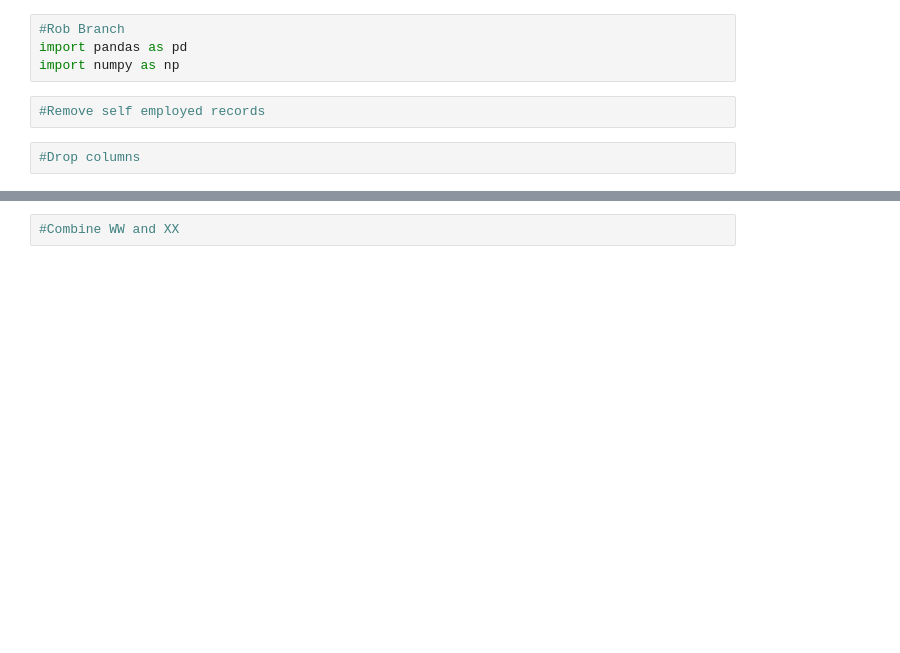
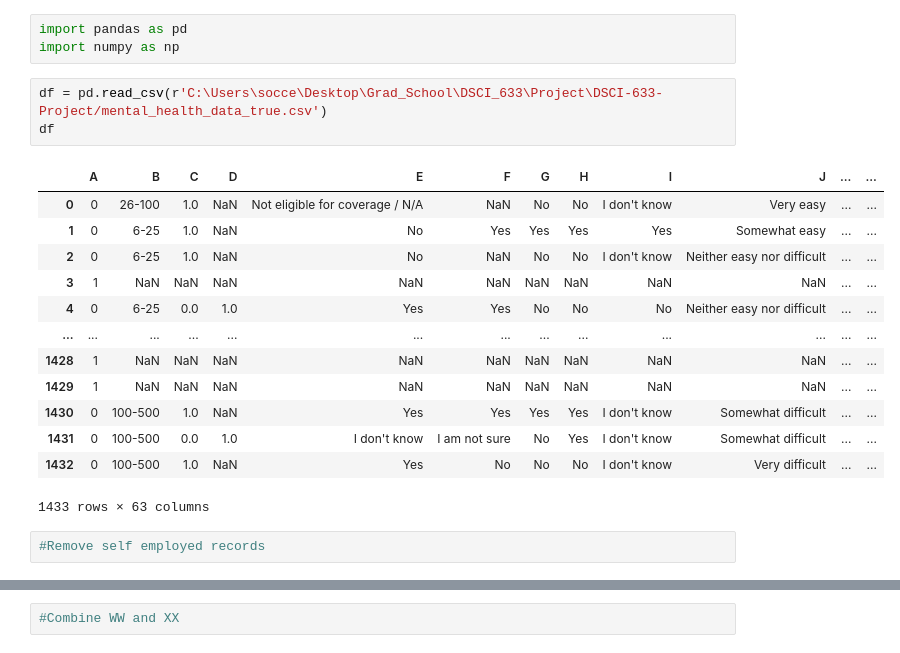
Before and after one commit to sjc5897/DSCI-633-Project, a Jupyter notebook: Data Preprocessing.ipynb, the cells around one changed output, grey strips where cells are left out. Saved outputs shown, nothing was run; the diff lists cells and outputs as text; blank space fills up the shorter version.

```diff
--- a/Data Preprocessing.ipynb
+++ b/Data Preprocessing.ipynb
@@ -1,8 +1,22 @@
 # %%
-#Rob Branch
 import pandas as pd
 import numpy as np
+# %%
+df = pd.read_csv(r'C:\Users\socce\Desktop\Grad_School\DSCI_633\Project\DSCI-633-Project/mental_health_data_true.csv')
+df
+# %% [output]
+|  | A | B | C | D | E | F | G | H | I | J | ... | ... |
+| 0 | 0 | 26-100 | 1.0 | NaN | Not eligible for coverage / N/A | NaN | No | No | I don't know | Very easy | ... | ... |
+| 1 | 0 | 6-25 | 1.0 | NaN | No | Yes | Yes | Yes | Yes | Somewhat easy | ... | ... |
+| 2 | 0 | 6-25 | 1.0 | NaN | No | NaN | No | No | I don't know | Neither easy nor difficult | ... | ... |
+| 3 | 1 | NaN | NaN | NaN | NaN | NaN | NaN | NaN | NaN | NaN | ... | ... |
+| 4 | 0 | 6-25 | 0.0 | 1.0 | Yes | Yes | No | No | No | Neither easy nor difficult | ... | ... |
+| ... | ... | ... | ... | ... | ... | ... | ... | ... | ... | ... | ... | ... |
+| 1428 | 1 | NaN | NaN | NaN | NaN | NaN | NaN | NaN | NaN | NaN | ... | ... |
+| 1429 | 1 | NaN | NaN | NaN | NaN | NaN | NaN | NaN | NaN | NaN | ... | ... |
+| 1430 | 0 | 100-500 | 1.0 | NaN | Yes | Yes | Yes | Yes | I don't know | Somewhat difficult | ... | ... |
+| 1431 | 0 | 100-500 | 0.0 | 1.0 | I don't know | I am not sure | No | Yes | I don't know | Somewhat difficult | ... | ... |
+| 1432 | 0 | 100-500 | 1.0 | NaN | Yes | No | No | No | I don't know | Very difficult | ... | ... |
+1433 rows × 63 columns
 # %%
 #Remove self employed records
-# %%
-#Drop columns
```
Also changed, not shown: parts of 10 cells of this notebook.
